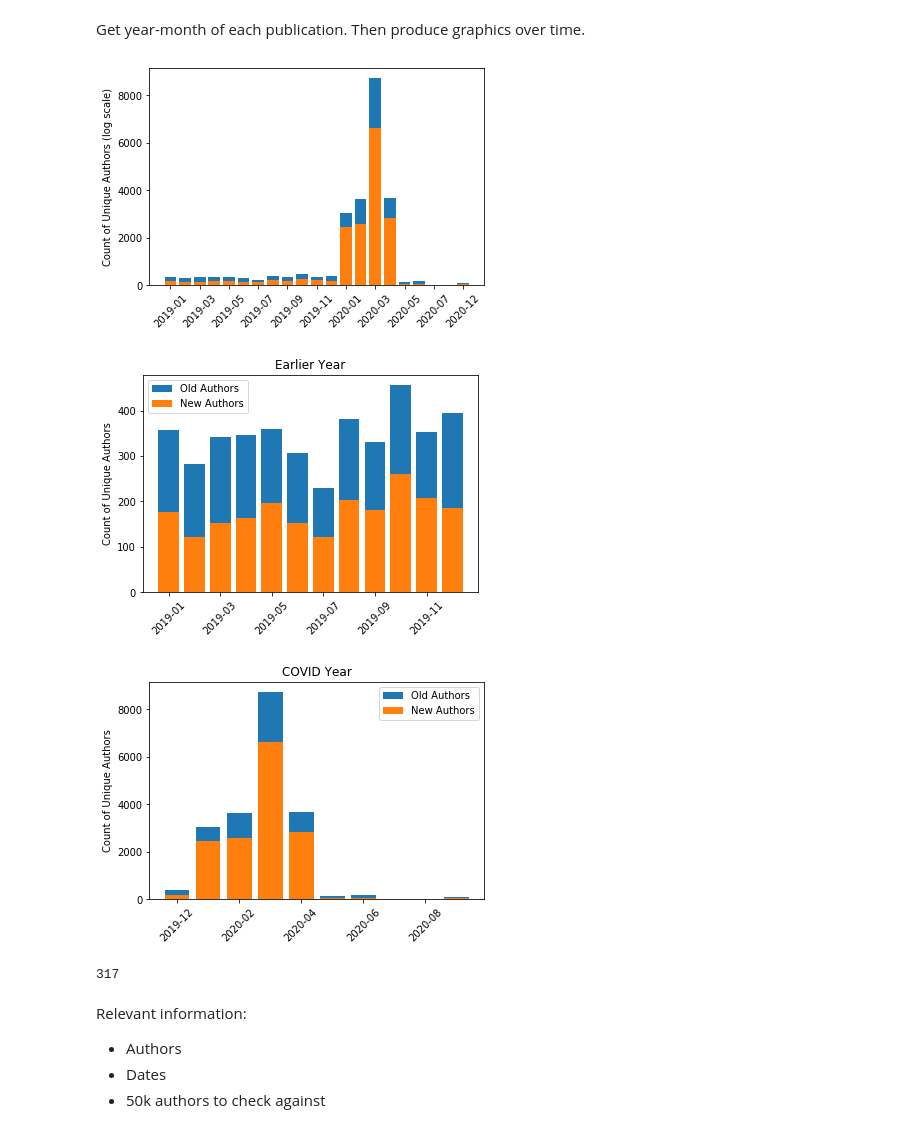
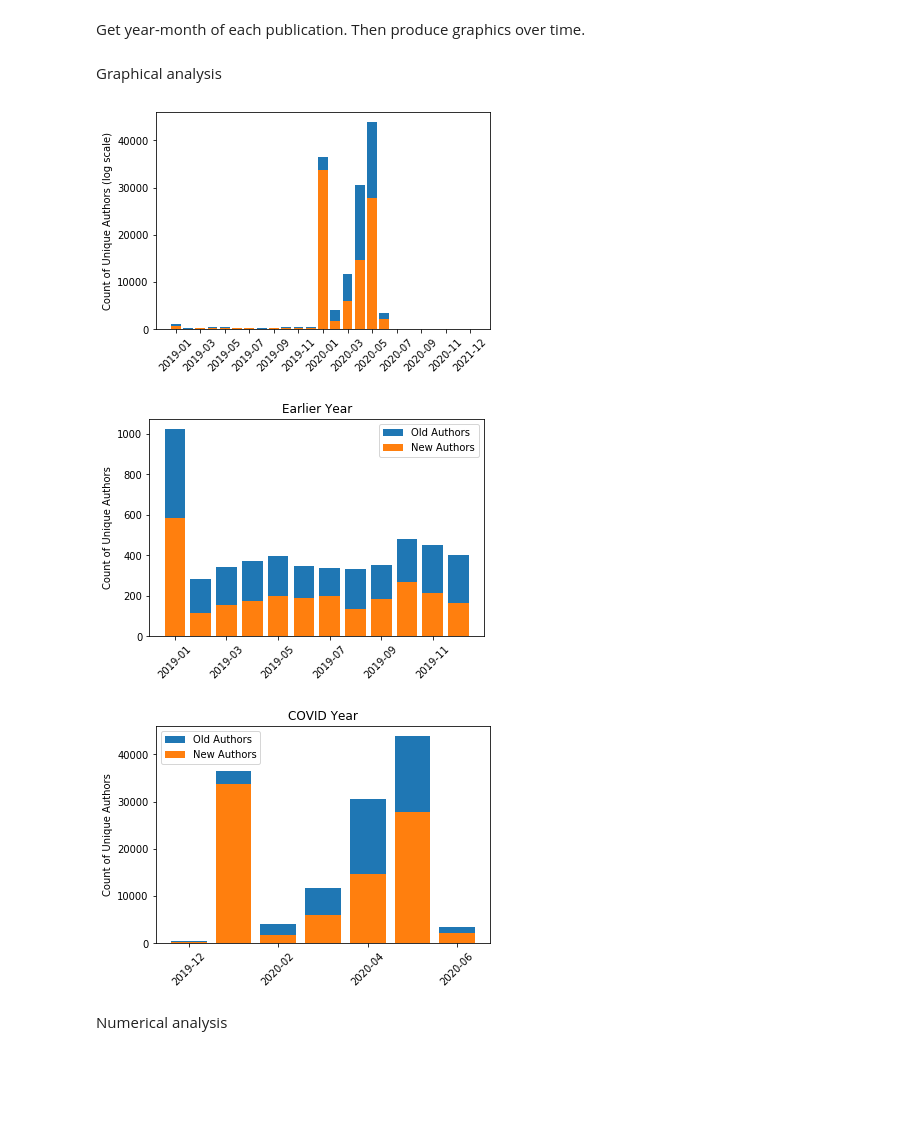
Before and after one commit to COVID19-DVRN/Project-B_Scientific-Opportunism, a Jupyter notebook: AuthorAnalytics.ipynb, the cells around one changed output. Cells and saved outputs as stored; diff of their text form; code cells hidden in the pictures; blank space fills up the shorter version.

Commit message:
Numerical and multi-year analysis for newcomers

```diff
--- a/AuthorAnalytics.ipynb
+++ b/AuthorAnalytics.ipynb
@@ -359,0 +397,22 @@ Examples of impossible dates:
+# %%
+searchterm = ''
+# %%
+## We can also subset by subject / search term here
+cord_uid_term_subset = metadata['cord_uid'][metadata['abstract'].str.lower().str.contains(searchterm)]
+article_authors_subset = article_authors[article_authors['cord_uid'].isin(cord_uid_term_subset)]
+print(len(article_authors_subset))
+
+# Find potential issues with dates and get normalization factor per year
+indices_exceeding_date_limit, indices_jan1, indices_dateerror_all = find_erroneous_dates(
+    article_authors_subset, 'converted_datetime', data_date)
+
+norm_factors = {}
+years = np.unique(pd.DatetimeIndex(article_authors_subset['converted_datetime']).year)
+years = years[np.argwhere(~np.isnan(years)).T[0]]
+for y in years:
+    df_subset = article_authors_subset[pd.DatetimeIndex(article_authors_subset['converted_datetime']).year == y]
+
+    if y <= data_date.year:
+        year_indices_count = np.sum(np.isin(df_subset.index, indices_jan1))
+        norm_factor = 1 + year_indices_count / len(df_subset)
+        norm_factors.update({y : norm_factor})
@@ -366,13 +427,13 @@ Results before author name disambiguation:
 
 For results after author name disambiguation, see below.
 # %%
-earliest_publication = article_authors[['author_id', 'converted_datetime']].groupby('author_id')\
+earliest_publication = article_authors_subset[['author_id', 'converted_datetime']].groupby('author_id')\
             .min()[['converted_datetime']].reset_index()
 earliest_publication.rename(columns={'converted_datetime' : 'earliest_date'}, inplace=True)
 earliest_publication['earliest_month'] = earliest_publication['earliest_date'].map(lambda x: strf_date_if_not_na(x))
 print(str(sum(earliest_publication['earliest_date'] > disease_startdate)) +
       ' authors had their first coronavirus publication after ' + str(disease_startdate))
 
-author_publications_late = article_authors[article_authors['converted_datetime'] > disease_startdate]
+author_publications_late = article_authors_subset[article_authors_subset['converted_datetime'] > disease_startdate]
 print(str(len(np.unique(author_publications_late['author_id']))) + ' unique authors published after ' + str(disease_startdate))
 # %% [output]
@@ -381,9 +442,11 @@ print(str(len(np.unique(author_publications_late['author_id']))) + ' unique auth
 # %% [markdown]
 Get year-month of each publication. Then produce graphics over time.
+# %% [markdown]
+Graphical analysis
 # %%
-article_authors['year_month'] = article_authors['converted_datetime'].map(lambda x: strf_date_if_not_na(x))
+article_authors_subset['year_month'] = article_authors_subset['converted_datetime'].map(lambda x: strf_date_if_not_na(x))
 # %%
-unique_authors_per_month = article_authors[['author_id', 'year_month']].groupby('year_month').nunique()['author_id']
+unique_authors_per_month = article_authors_subset[['author_id', 'year_month']].groupby('year_month').nunique()['author_id']
 unique_authors_per_month = unique_authors_per_month.reset_index()
 new_authors_by_month = pd.DataFrame(earliest_publication[['author_id', 'earliest_month']].\
                  groupby('earliest_month').count()['author_id']).reset_index()
@@ -400,47 +463,44 @@ plt.xticks(np.arange(0, len(unique_authors_per_month_subset), interval),
            rotation=45)
 # plt.yscale('log')
 plt.ylabel('Count of Unique Authors (log scale)')
 plt.show()
 
 
 def plot_stuff(unique_authors_per_month_subset, new_authors_by_month_subset):
     plt.bar(np.arange(len(new_authors_by_month_subset)), unique_authors_per_month_subset['author_id'], label='Old Authors')
     plt.bar(np.arange(len(new_authors_by_month_subset)), new_authors_by_month_subset['author_id'], label='New Authors')
     interval = 2
     plt.xticks(np.arange(0, len(unique_authors_per_month_subset), interval),
                [a for e, a in enumerate(unique_authors_per_month_subset['year_month']) if e % interval == 0],
                rotation=45)
     # plt.yscale('log')
     plt.ylabel('Count of Unique Authors')
     plt.legend()
 
+def plot_stuff_pcts(unique_authors_per_month_subset, new_authors_by_month_subset):
+    plt.line()
+
 unique_authors_per_month_subset = unique_authors_per_month[(unique_authors_per_month['year_month'] >= '2019-01') &
                      (unique_authors_per_month['year_month'] <= '2019-12')]
 new_authors_by_month_subset = new_authors_by_month_subset[(new_authors_by_month_subset['earliest_month'] >= '2019-01') &
                      (new_authors_by_month_subset['earliest_month'] <= '2019-12')]
 plot_stuff(unique_authors_per_month_subset, new_authors_by_month_subset)
 plt.title('Earlier Year')
 plt.show()
 
 
-unique_authors_per_month_subset = unique_authors_per_month[(unique_authors_per_month['year_month'] >= '2019-12')]
-new_authors_by_month_subset = new_authors_by_month[(new_authors_by_month['earliest_month'] >= '2019-12')]
+unique_authors_per_month_subset = unique_authors_per_month[
+    (unique_authors_per_month['year_month'] >= '2019-12') &
+    (unique_authors_per_month['year_month'] <= '2020-06') ]
+new_authors_by_month_subset = new_authors_by_month[
+    (new_authors_by_month['earliest_month'] >= '2019-12') &
+    (new_authors_by_month['earliest_month'] <= '2020-06') ]
 plot_stuff(unique_authors_per_month_subset, new_authors_by_month_subset)
 plt.title('COVID Year')
 plt.show()
 # %% [output]
-[figure, old version]
+[figure, new version]
-[figure, old version]
+[figure, new version]
-[figure, old version]
+[figure, new version]
-# %%
-new_authors_by_month = pd.DataFrame(earliest_publication[['author_id', 'earliest_date']].\
-                 groupby('earliest_date').nunique()['author_id']).reset_index()
-new_authors_by_month_subset = new_authors_by_month[new_authors_by_month['earliest_date'] >= '2019-01-01']
-len(new_authors_by_month_subset)
-# %% [output]
-317
-# %% [markdown]
-Relevant information:
-* Authors
-* Dates
-* 50k authors to check against
+# %% [markdown]
+Numerical analysis
```
Also changed, not shown: parts of 19 cells of this notebook.
